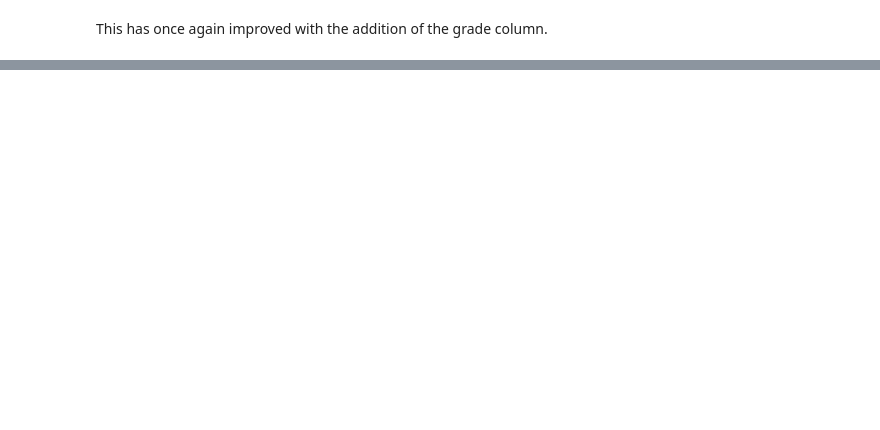
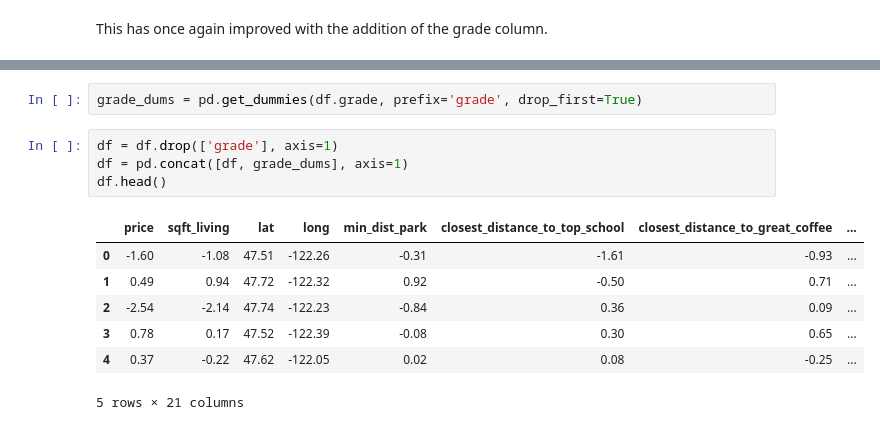
Before and after one commit to dtunnicliffe/house-price-regression-project, a Jupyter notebook: data_wrangling.ipynb, the cells around one changed output, grey strips where cells are left out. Drawn from its saved outputs; the diff is of its cells as text; blank space fills up the shorter version.

```diff
--- a/data_wrangling.ipynb
+++ b/data_wrangling.ipynb
@@ -739 +750,15 @@ narrow.head()
+# %%
+grade_dums = pd.get_dummies(df.grade, prefix='grade', drop_first=True)
+# %%
+df = df.drop(['grade'], axis=1)
+df = pd.concat([df, grade_dums], axis=1)
+df.head()
+# %% [output]
+|  | price | sqft_living | lat | long | min_dist_park | closest_distance_to_top_school | closest_distance_to_great_coffee | ... |
+| 0 | -1.60 | -1.08 | 47.51 | -122.26 | -0.31 | -1.61 | -0.93 | ... |
+| 1 | 0.49 | 0.94 | 47.72 | -122.32 | 0.92 | -0.50 | 0.71 | ... |
+| 2 | -2.54 | -2.14 | 47.74 | -122.23 | -0.84 | 0.36 | 0.09 | ... |
+| 3 | 0.78 | 0.17 | 47.52 | -122.39 | -0.08 | 0.30 | 0.65 | ... |
+| 4 | 0.37 | -0.22 | 47.62 | -122.05 | 0.02 | 0.08 | -0.25 | ... |
+5 rows × 21 columns
 # %%
```
Also changed, not shown: parts of 28 cells of this notebook.
